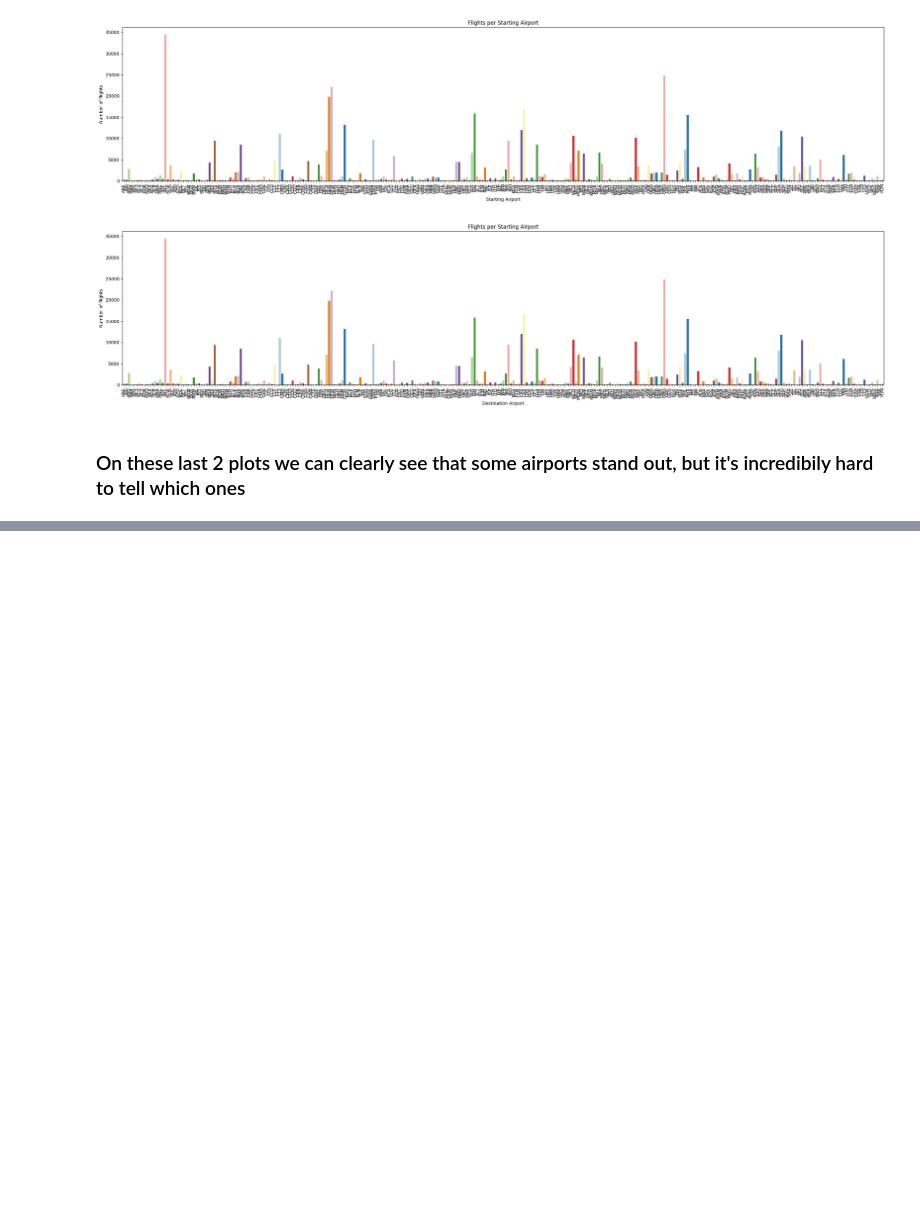
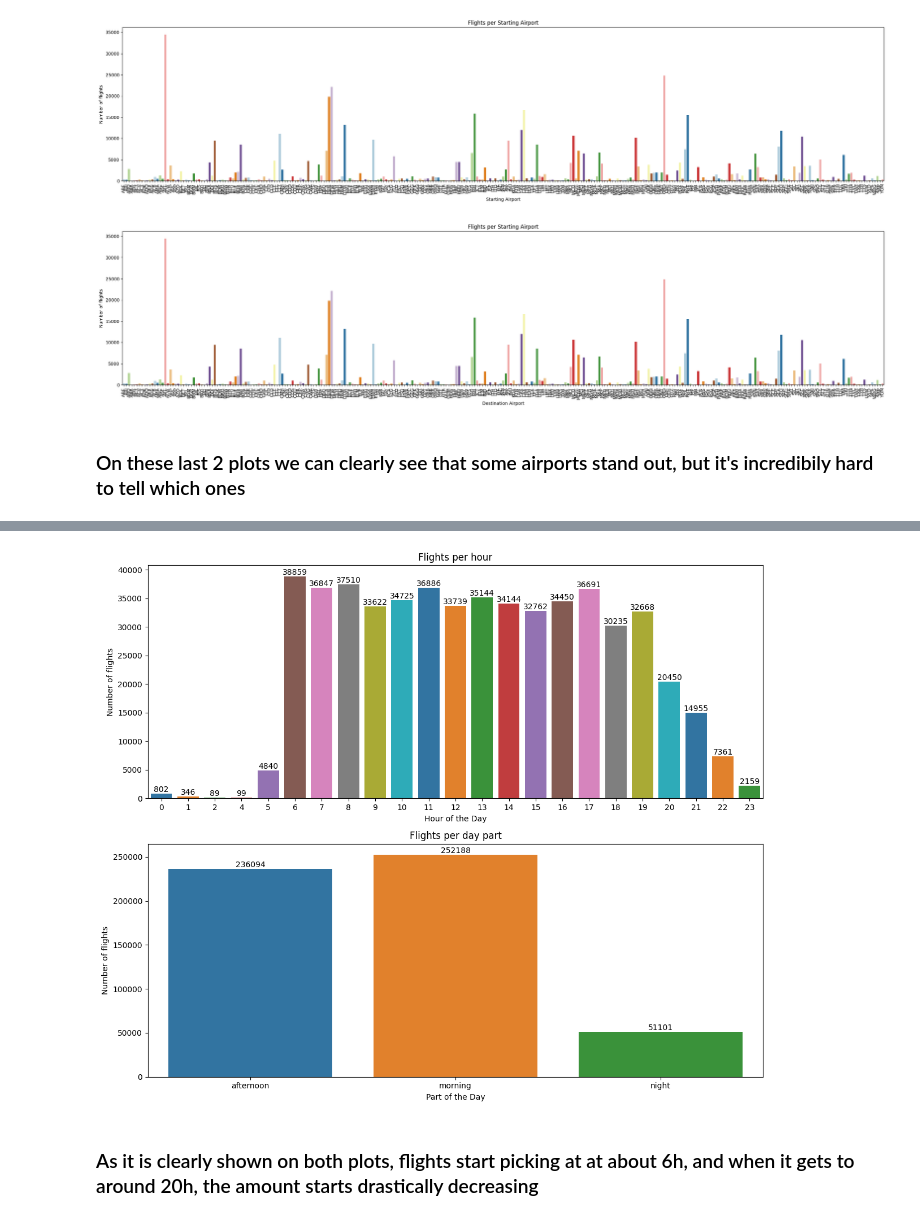
Before and after one commit to GuiMacc/final_bootcamp_project, a Jupyter notebook: Notebooks/eda.ipynb, the cells around one changed output, grey strips where cells are left out. Cells and saved outputs as stored; diff of their text form; code cells hidden in the pictures; blank space fills up the shorter version.

```diff
--- a/Notebooks/eda.ipynb
+++ b/Notebooks/eda.ipynb
@@ -152,0 +150,3 @@ plt.show()
+# %%
+hour_plot = clean.groupby(['departure_hour']).agg({'flight_id':'count'}).reset_index()
+part_plot = clean.groupby(['part_of_day']).agg({'flight_id':'count'}).reset_index()
@@ -152,0 +179,17 @@ plt.show()
+# %%
+fig,ax = plt.subplots(2, 1, figsize=(12,10))
+
+hp = sns.barplot(data=hour_plot, x='departure_hour', y='flight_id', ax=ax[0], palette=sns.color_palette())
+hp.bar_label(hp.containers[0], label_type='edge')
+hp.set(ylabel='Number of flights', xlabel='Hour of the Day', title='Flights per hour')
+
+pp = sns.barplot(data=part_plot, x='part_of_day', y='flight_id', ax=ax[1], palette=sns.color_palette())
+pp.bar_label(pp.containers[0], label_type='edge')
+pp.set(ylabel='Number of flights', xlabel='Part of the Day', title='Flights per day part')
+
+plt.tight_layout()
+plt.show()
+# %% [output]
+[figure, added]
+# %% [markdown]
+### As it is clearly shown on both plots, flights start picking at at about 6h, and when it gets to around 20h, the amount starts drastically decreasing
```
Also changed, not shown: parts of 14 cells of this notebook, 6 other files.
